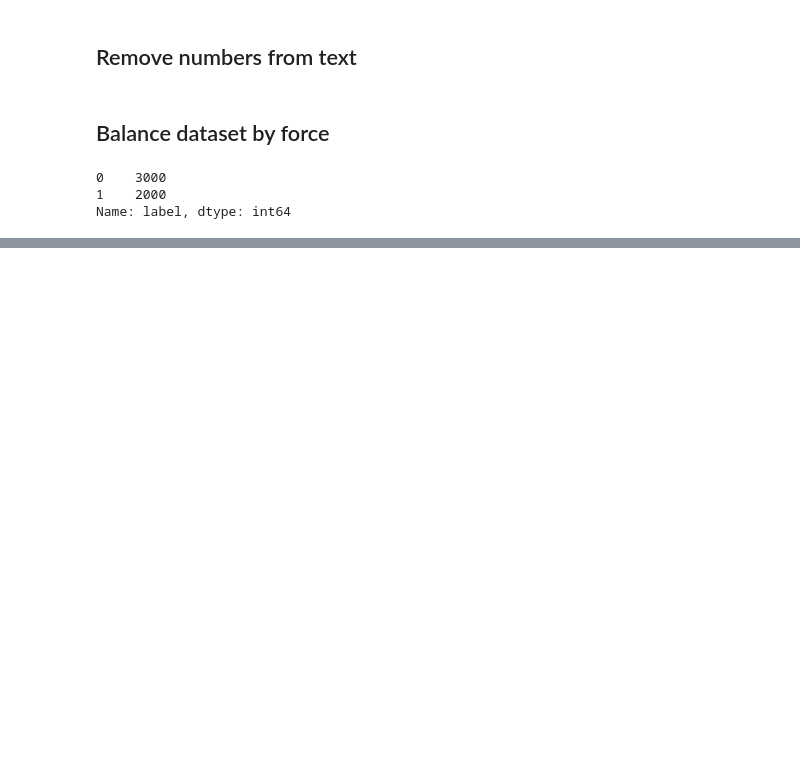
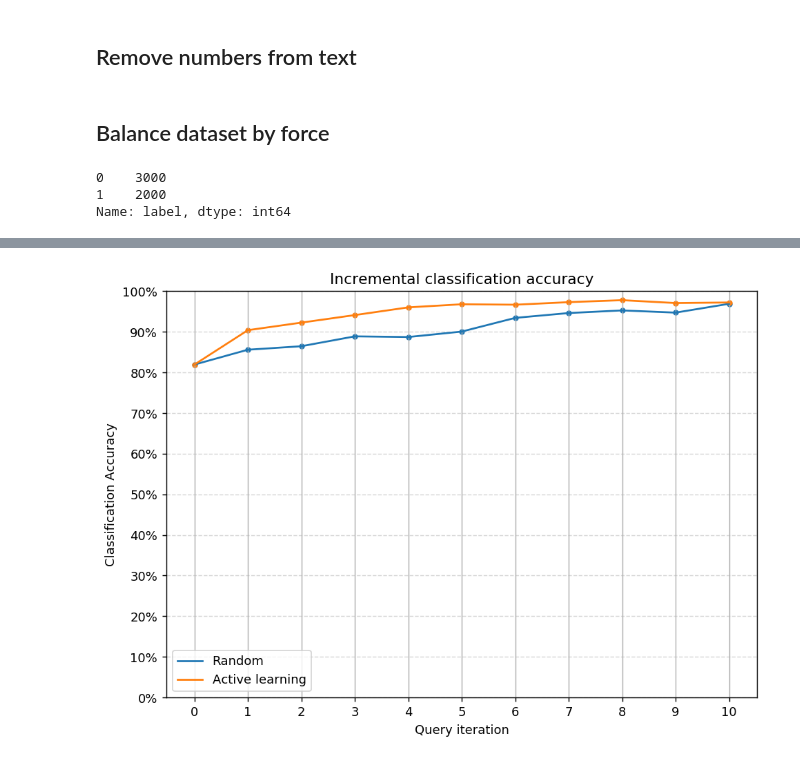
Before and after one commit to dcossao/a2xnotator, a Jupyter notebook: notebooks/1.0-model/1_model_first_multi_user.ipynb, the cells around one changed output, grey strips where cells are left out. Cells and saved outputs as stored; diff of their text form; code cells hidden in the pictures; blank space fills up the shorter version.

```diff
--- a/notebooks/1.0-model/1_model_first_multi_user.ipynb
+++ b/notebooks/1.0-model/1_model_first_multi_user.ipynb
@@ -40,17 +51,19 @@ tfv = TfidfVectorizer(analyzer= 'char_wb', ngram_range=(3,3), use_idf=False)
 # %%
 X_raw = tfv.fit_transform(df_balanced['clean_address']).toarray()
-y_raw = df_balanced['label'].to_numpy()
+y_raw = df_balanced['label'].values
 # X_raw.shape
 # %%
 # Isolate our examples for our labeled dataset.
-BATCH_SIZE = 20
+BATCH_SIZE = 10
+INITIAL_BATCH_SIZE = 40
 
 n_labeled_examples = X_raw.shape[0]
-training_indices = np.random.randint(low=0, high=n_labeled_examples + 1, size=BATCH_SIZE)
+training_indices = np.random.choice(n_labeled_examples, size=INITIAL_BATCH_SIZE, replace=False)
 
 X_train = X_raw[training_indices]
 y_train = y_raw[training_indices]
 
 # Isolate the non-training examples we'll be querying.
 X_pool = np.delete(X_raw, training_indices, axis=0)
+# X_pool = delete_rows_csr(X_raw, training_indices)
 y_pool = np.delete(y_raw, training_indices, axis=0)
@@ -85,0 +70,5 @@ unqueried_score
+# %%
+def random_sampling(classifier, X_pool, n_instances):
+    n_samples = len(X_pool)
+    query_idx = np.random.choice(range(n_samples), n_instances)
+    return query_idx, X_pool[query_idx]
@@ -86,11 +95,11 @@ unqueried_score
 # %%
-def random_labels(y, fraction_of_random_labels=0.50, cardinality=3):
+def random_labels(y, fraction_of_random_labels=0.10, cardinality=3):
     mask = np.random.rand(*y.shape) < fraction_of_random_labels
-    r = np.random.randint(0, 2, size = y.shape)
+    r = np.random.randint(0, cardinality, size = y.shape)
     y[mask] = r[mask]
     return y
 
-def fake_multi_user_labeling(y, n_labelers, only_zeroes_idx, fraction_of_random_labels=0.20, cardinality=3):
+def fake_multi_user_labeling(y, n_labelers, only_zeroes_idx, fraction_of_random_labels=0.10, cardinality=None):
     y = np.tile(y, (n_labelers, 1)).transpose()
     y = random_labels(y, fraction_of_random_labels, cardinality)
     if only_zeroes_idx is not None:
@@ -154,3 +254,36 @@ Accuracy after query 20: 0.9962
+# %%
+import matplotlib as mpl
+import matplotlib.pyplot as plt
+%matplotlib inline
+
+N_QUERIES = 10
+
+# Plot our performance over time.
+fig, ax = plt.subplots(figsize=(8.5, 6), dpi=130)
+
+ax.plot(performance_hist['rnd'], label='Random')
+ax.plot(performance_hist['al'], label='Active learning')
+
+plt.legend(loc='lower left')
+
+ax.scatter(range(len(performance_hist['rnd'])), performance_hist['rnd'], s=13)
+ax.scatter(range(len(performance_hist['al'])), performance_hist['al'], s=13)
+
+ax.xaxis.set_major_locator(mpl.ticker.MaxNLocator(nbins=N_QUERIES + 3, integer=True))
+ax.xaxis.grid(True)
+
+ax.yaxis.set_major_locator(mpl.ticker.MaxNLocator(nbins=10))
+ax.yaxis.set_major_formatter(mpl.ticker.PercentFormatter(xmax=1))
+ax.set_ylim(bottom=0, top=1)
+ax.yaxis.grid(True, linestyle='--', alpha=1/2)
+
+ax.set_title('Incremental classification accuracy')
+ax.set_xlabel('Query iteration')
+ax.set_ylabel('Classification Accuracy')
+
+plt.show()
+# %% [output]
+[figure, added]
 # %%
 import matplotlib as mpl
 import matplotlib.pyplot as plt
```
Also changed, not shown: parts of 17 cells of this notebook.
